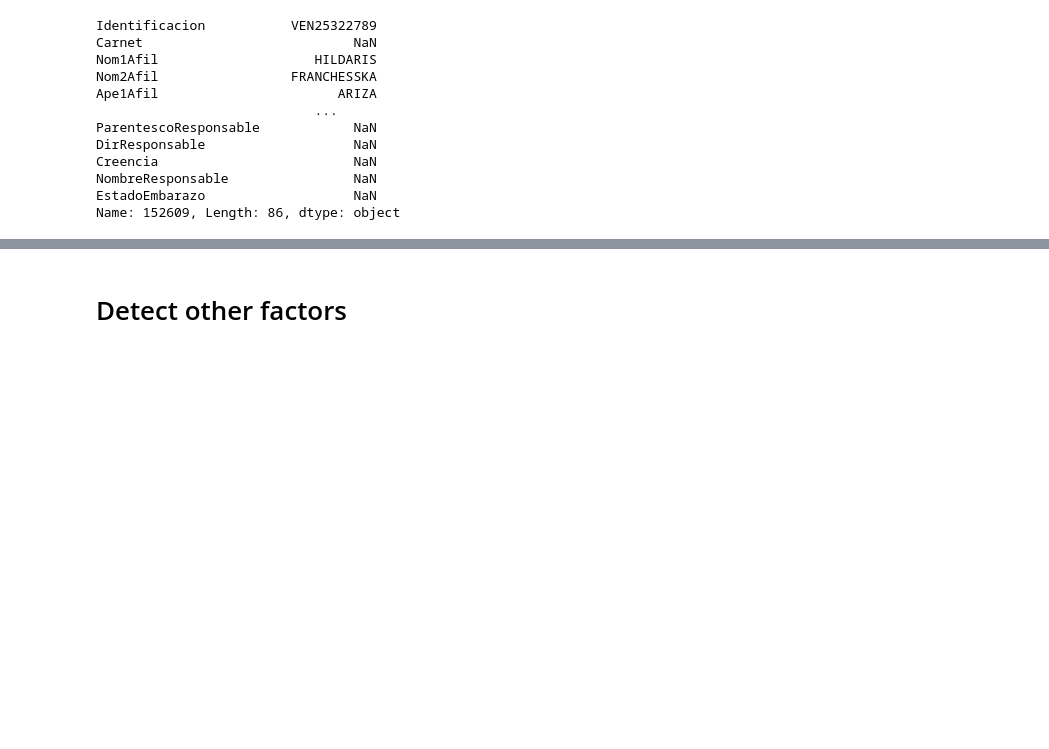
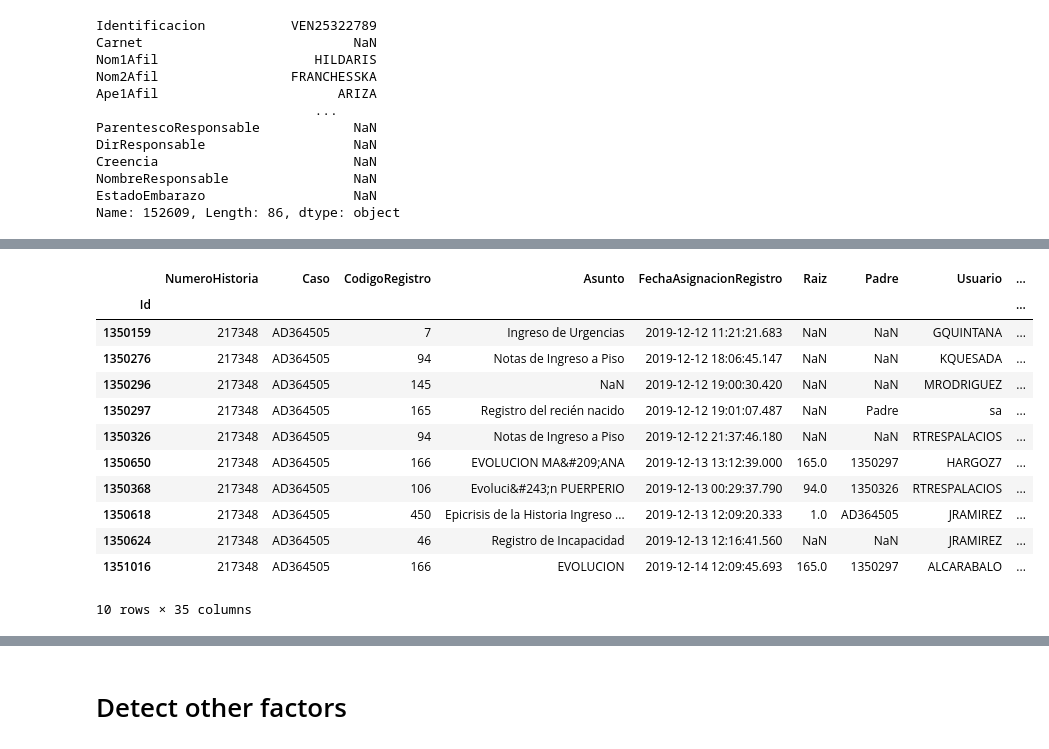
Before and after one commit to gbernardino/toolsCMRC, a Jupyter notebook: dataReader.ipynb, the cells around one changed output, grey strips where cells are left out. Drawn from its saved outputs; the diff is of its cells as text; code cells hidden in the pictures; blank space fills up the shorter version.

```diff
--- a/dataReader.ipynb
+++ b/dataReader.ipynb
@@ -948,3 +887,19 @@ for c, v in discharges.items():
+# %%
+registros[registros.Caso == 'AD364505']
+# %% [output]
+|  | NumeroHistoria | Caso | CodigoRegistro | Asunto | FechaAsignacionRegistro | Raiz | Padre | Usuario | ... |
+| Id |  |  |  |  |  |  |  |  | ... |
+| 1350159 | 217348 | AD364505 | 7 | Ingreso de Urgencias | 2019-12-12 11:21:21.683 | NaN | NaN | GQUINTANA | ... |
+| 1350276 | 217348 | AD364505 | 94 | Notas de Ingreso a Piso | 2019-12-12 18:06:45.147 | NaN | NaN | KQUESADA | ... |
+| 1350296 | 217348 | AD364505 | 145 | NaN | 2019-12-12 19:00:30.420 | NaN | NaN | MRODRIGUEZ | ... |
+| 1350297 | 217348 | AD364505 | 165 | Registro del recién nacido | 2019-12-12 19:01:07.487 | NaN | Padre | sa | ... |
+| 1350326 | 217348 | AD364505 | 94 | Notas de Ingreso a Piso | 2019-12-12 21:37:46.180 | NaN | NaN | RTRESPALACIOS | ... |
+| 1350650 | 217348 | AD364505 | 166 | EVOLUCION MA&#209;ANA | 2019-12-13 13:12:39.000 | 165.0 | 1350297 | HARGOZ7 | ... |
+| 1350368 | 217348 | AD364505 | 106 | Evoluci&#243;n PUERPERIO | 2019-12-13 00:29:37.790 | 94.0 | 1350326 | RTRESPALACIOS | ... |
+| 1350618 | 217348 | AD364505 | 450 | Epicrisis de la Historia Ingreso ... | 2019-12-13 12:09:20.333 | 1.0 | AD364505 | JRAMIREZ | ... |
+| 1350624 | 217348 | AD364505 | 46 | Registro de Incapacidad | 2019-12-13 12:16:41.560 | NaN | NaN | JRAMIREZ | ... |
+| 1351016 | 217348 | AD364505 | 166 | EVOLUCION | 2019-12-14 12:09:45.693 | 165.0 | 1350297 | ALCARABALO | ... |
+10 rows × 35 columns
 # %%
 for c,v in interventionToCase.items():
     xmlDesc = procedimientos.loc[c].XmlDescripcion
```
Also changed, not shown: parts of 30 cells of this notebook, 1 other file.
